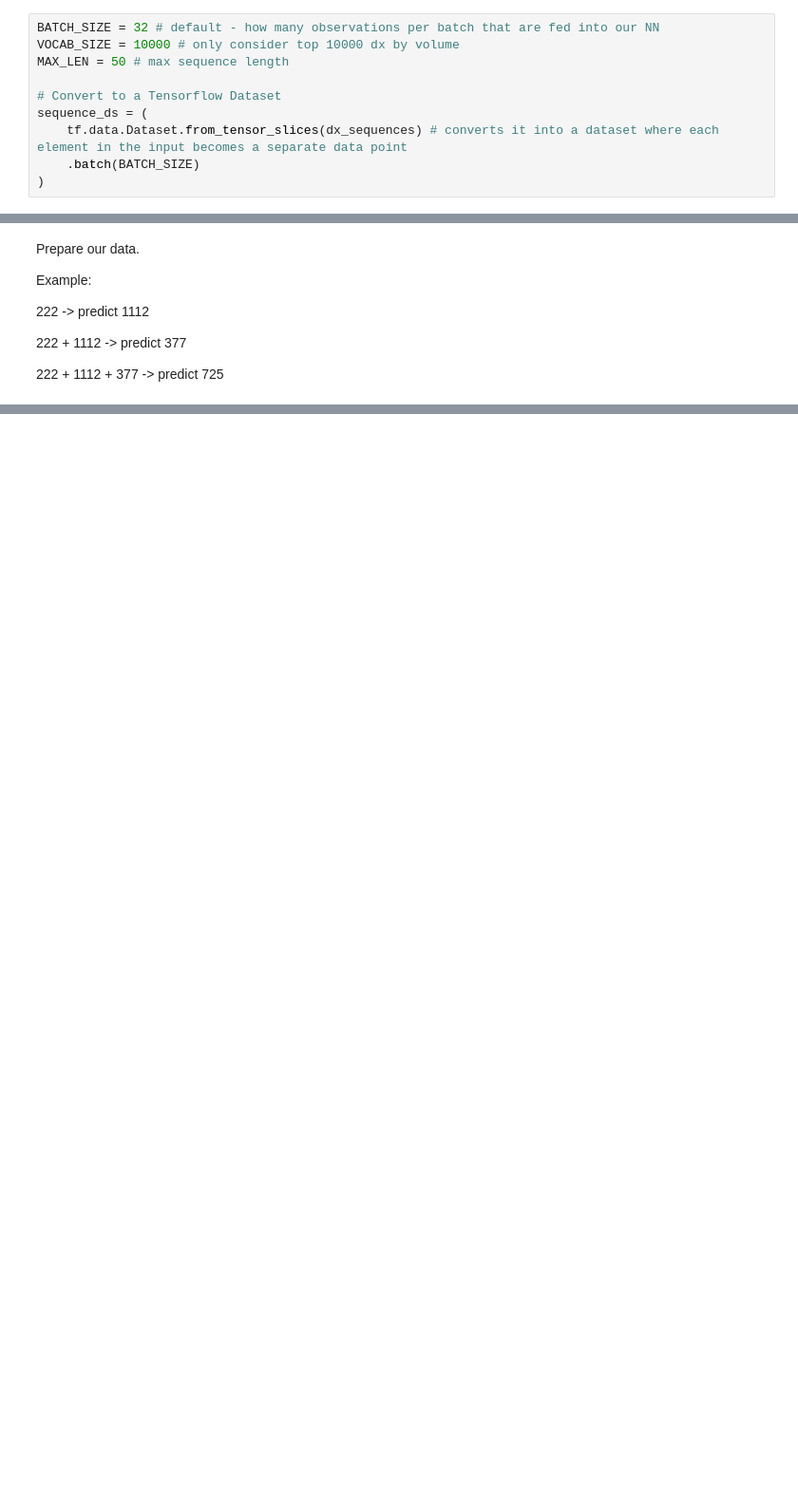
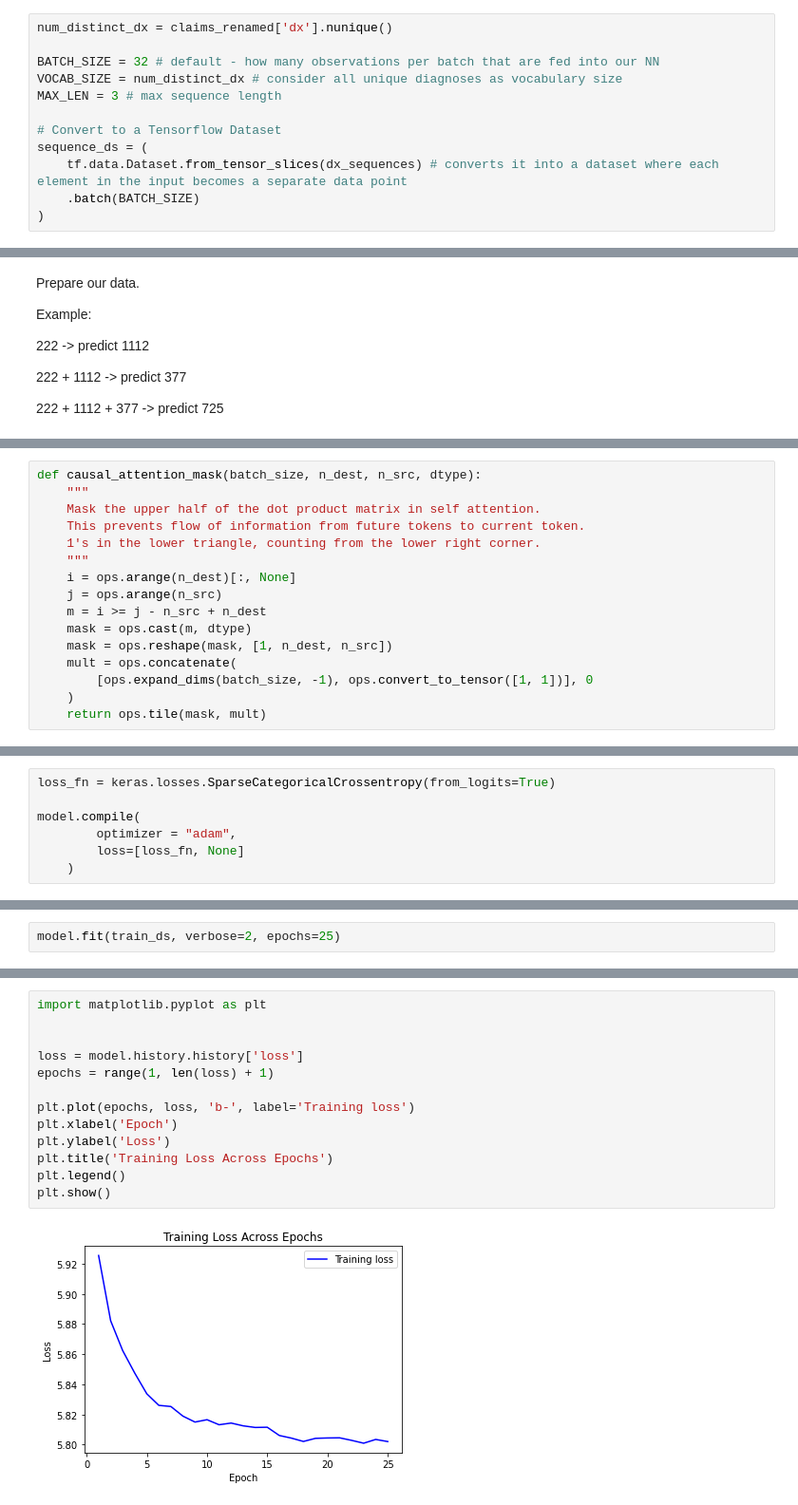
Before and after one commit to gatorduck/Creating_Custom_Decoder_Transformer, a Jupyter notebook: src/healthcare_transformer.ipynb, the cells around one changed output, grey strips where cells are left out. Shown at 95% size. Cells and saved outputs as stored; diff of their text form; blank space fills up the shorter version.

```diff
--- a/src/healthcare_transformer.ipynb
+++ b/src/healthcare_transformer.ipynb
@@ -35,7 +54,9 @@ We convert our data into batches and into Tensors.
 # %%
+num_distinct_dx = claims_renamed['dx'].nunique()
+
 BATCH_SIZE = 32 # default - how many observations per batch that are fed into our NN
-VOCAB_SIZE = 10000 # only consider top 10000 dx by volume
-MAX_LEN = 50 # max sequence length
+VOCAB_SIZE = num_distinct_dx # consider all unique diagnoses as vocabulary size
+MAX_LEN = 3 # max sequence length
 
 # Convert to a Tensorflow Dataset
 sequence_ds = (
@@ -109,0 +147,16 @@ First Target (y): [1112  377  725    0    0    0    0    0    0    0    0    0
+# %%
+def causal_attention_mask(batch_size, n_dest, n_src, dtype):
+    """
+    Mask the upper half of the dot product matrix in self attention.
+    This prevents flow of information from future tokens to current token.
+    1's in the lower triangle, counting from the lower right corner.
+    """
+    i = ops.arange(n_dest)[:, None]
+    j = ops.arange(n_src)
+    m = i >= j - n_src + n_dest
+    mask = ops.cast(m, dtype)
+    mask = ops.reshape(mask, [1, n_dest, n_src])
+    mult = ops.concatenate(
+        [ops.expand_dims(batch_size, -1), ops.convert_to_tensor([1, 1])], 0
+    )
+    return ops.tile(mask, mult)
@@ -109,0 +254,7 @@ First Target (y): [1112  377  725    0    0    0    0    0    0    0    0    0
+# %%
+loss_fn = keras.losses.SparseCategoricalCrossentropy(from_logits=True)
+
+model.compile(
+        optimizer = "adam",
+        loss=[loss_fn, None]
+    )
@@ -109,0 +263,2 @@ First Target (y): [1112  377  725    0    0    0    0    0    0    0    0    0
+# %%
+model.fit(train_ds, verbose=2, epochs=25)
@@ -109,0 +284,15 @@ First Target (y): [1112  377  725    0    0    0    0    0    0    0    0    0
+# %%
+import matplotlib.pyplot as plt
+
+
+loss = model.history.history['loss']
+epochs = range(1, len(loss) + 1)
+
+plt.plot(epochs, loss, 'b-', label='Training loss')
+plt.xlabel('Epoch')
+plt.ylabel('Loss')
+plt.title('Training Loss Across Epochs')
+plt.legend()
+plt.show()
+# %% [output]
+[figure, added]
```
Also changed, not shown: parts of 24 cells of this notebook, 2 other files.
